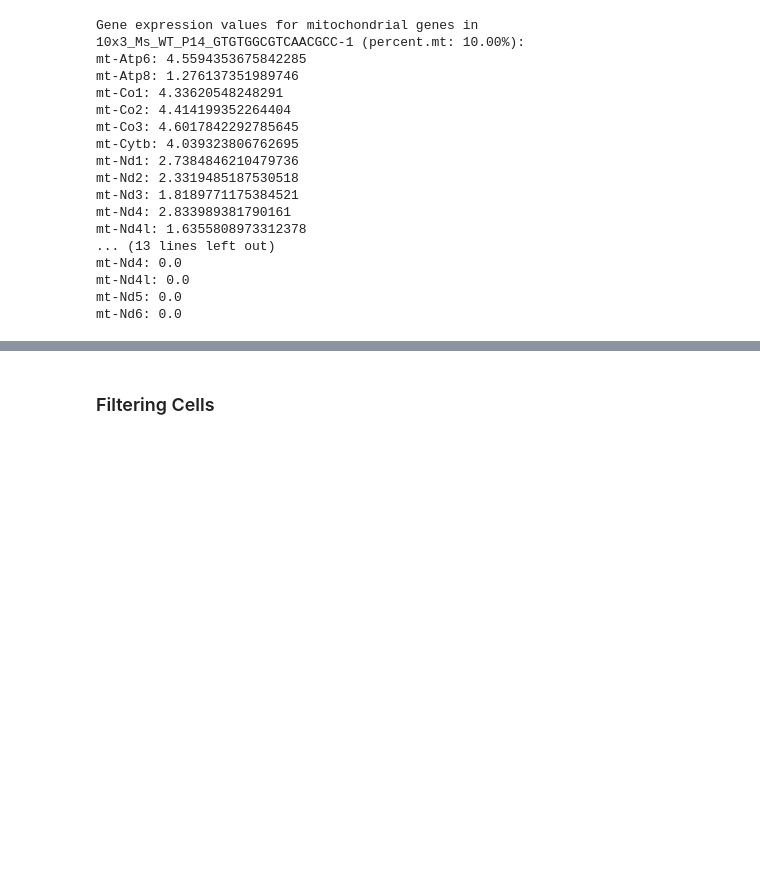
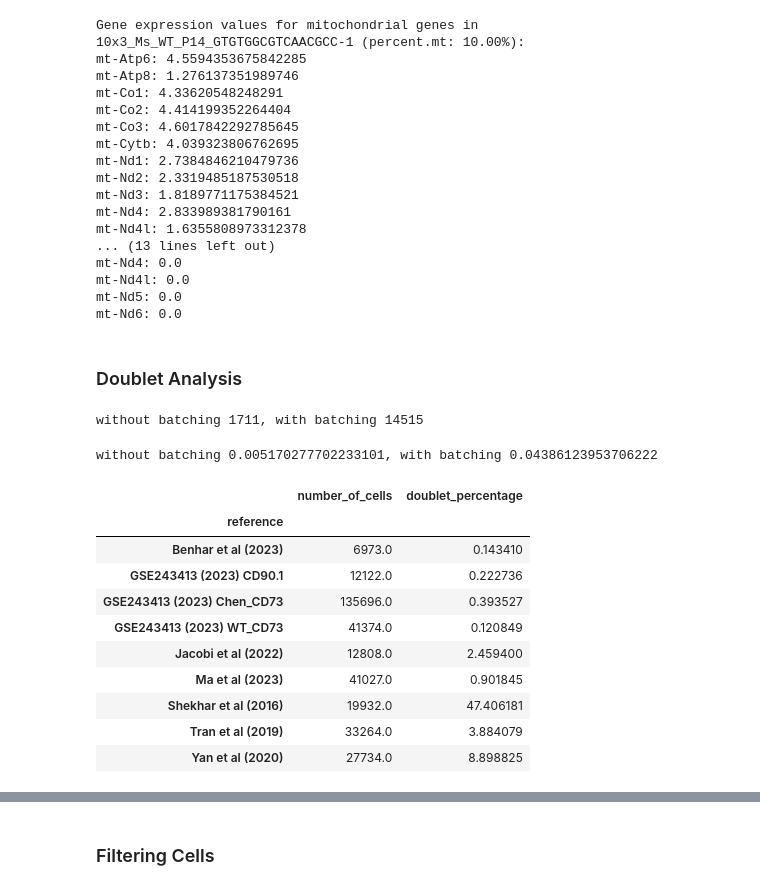
Before and after one commit to yuyanchenglab/CAMR2024, a Jupyter notebook: QualityControl.ipynb, the cells around one changed output, grey strips where cells are left out. Cells and saved outputs as stored; diff of their text form; code cells hidden in the pictures; blank space fills up the shorter version.

Commit message:
Added doublet analysis section

```diff
--- a/QualityControl.ipynb
+++ b/QualityControl.ipynb
@@ -212,3 +211,5 @@ mt-Nd4: 0.0
 mt-Nd4l: 0.0
 mt-Nd5: 0.0
 mt-Nd6: 0.0
+# %% [markdown]
+### Doublet Analysis
@@ -214,0 +219,28 @@ mt-Nd6: 0.0
+# %%
+print(f"without batching {adata_scrublet.obs['predicted_doublet'].sum()}, with batching {adata_scrublet_batch.obs['predicted_doublet'].sum()}")
+# %% [output]
+without batching 1711, with batching 14515
+# %%
+print(f"without batching {adata_scrublet.obs['predicted_doublet'].sum() / adata_scrublet.shape[0]}, with batching {adata_scrublet_batch.obs['predicted_doublet'].sum() / adata_scrublet_batch.shape[0]}")
+# %% [output]
+without batching 0.005170277702233101, with batching 0.04386123953706222
+# %%
+# Checking if any study is a bad offender
+doublet_percentage = adata.obs.groupby('reference').apply(lambda x: pd.Series({
+    'number_of_cells': len(x),
+    'doublet_percentage': (x['predicted_doublet'].sum() / len(x)) * 100
+}))
+
+doublet_percentage
+# %% [output]
+|  | number_of_cells | doublet_percentage |
+| reference |  |  |
+| Benhar et al (2023) | 6973.0 | 0.143410 |
+| GSE243413 (2023) CD90.1 | 12122.0 | 0.222736 |
+| GSE243413 (2023) Chen_CD73 | 135696.0 | 0.393527 |
+| GSE243413 (2023) WT_CD73 | 41374.0 | 0.120849 |
+| Jacobi et al (2022) | 12808.0 | 2.459400 |
+| Ma et al (2023) | 41027.0 | 0.901845 |
+| Shekhar et al (2016) | 19932.0 | 47.406181 |
+| Tran et al (2019) | 33264.0 | 3.884079 |
+| Yan et al (2020) | 27734.0 | 8.898825 |
```
Also changed, not shown: parts of 13 cells of this notebook.
